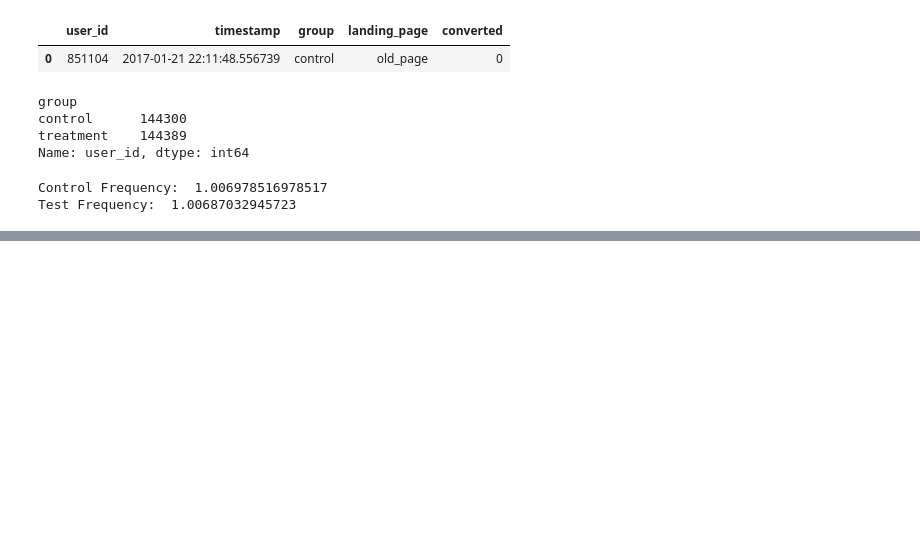
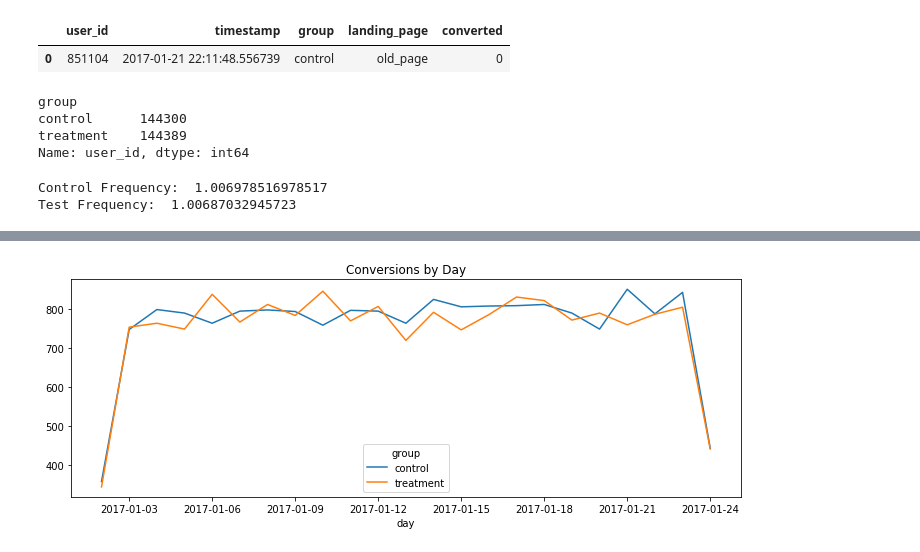
Before and after one commit to jackdoesdata/Experimentation, a Jupyter notebook: Web_Test/A|B Test Analysis.ipynb, the cells around one changed output, grey strips where cells are left out. Drawn from its saved outputs; the diff is of its cells as text; code cells hidden in the pictures; blank space fills up the shorter version.

```diff
--- a/Web_Test/A|B Test Analysis.ipynb
+++ b/Web_Test/A|B Test Analysis.ipynb
@@ -10,6 +59,11 @@ data.head(1)
 # %% [output]
 |  | user_id | timestamp | group | landing_page | converted |
 | 0 | 851104 | 2017-01-21 22:11:48.556739 | control | old_page | 0 |
+# %%
+# correct datatype and create columns for day and hour. will make analysis easier later on.
+data['timestamp'] = pd.to_datetime(data['timestamp'])
+data['day'] = pd.to_datetime(data['timestamp']).apply(lambda x: x.date())
+data['hour'] = data['timestamp'].dt.hour
 # %%
 # confirm user_id was only in the treatment or control group.
 control = data[data['group'].str.contains('control')]
@@ -39,0 +105,10 @@ Test Frequency:  1.00687032945723
+# %%
+# visualize conversions by day.
+# large dropoffs on start and end dates due to incomplete days.
+# nothing too noteable at a day level.
+plt.rcParams['figure.figsize'] = 12,4
+data.groupby(['day','group'])['converted'].sum().unstack().plot()
+plt.title('Conversions by Day')
+plt.show()
+# %% [output]
+[figure, added]
```
Also changed, not shown: parts of 12 cells of this notebook.
